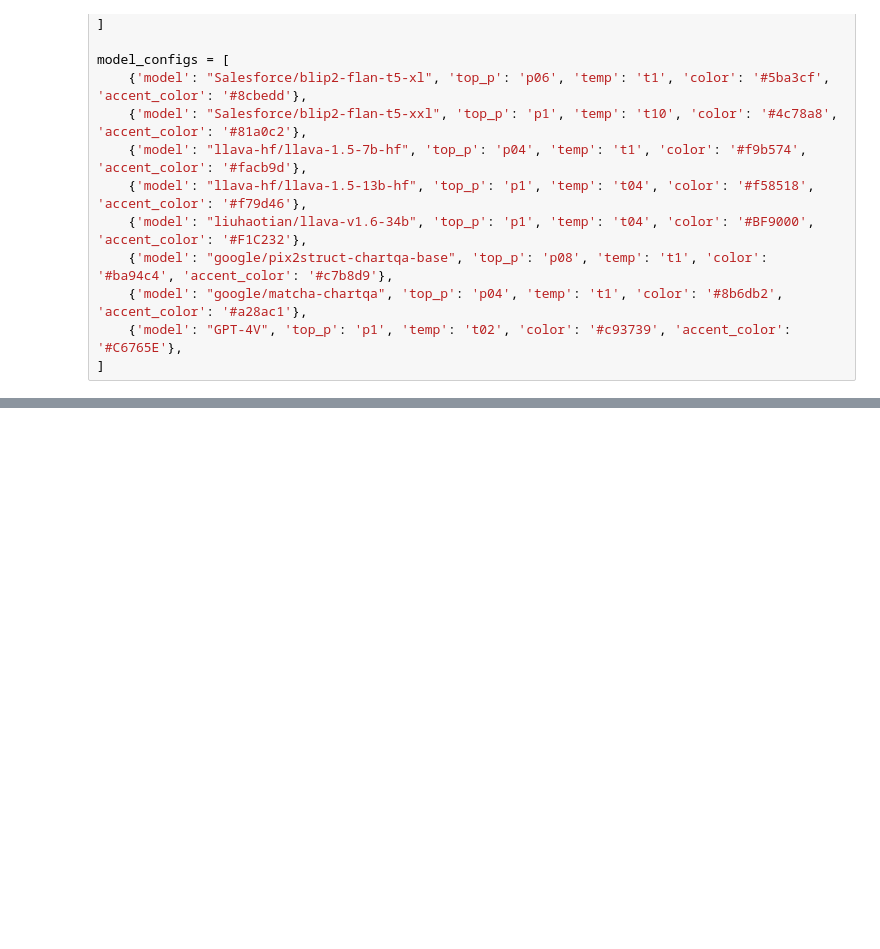
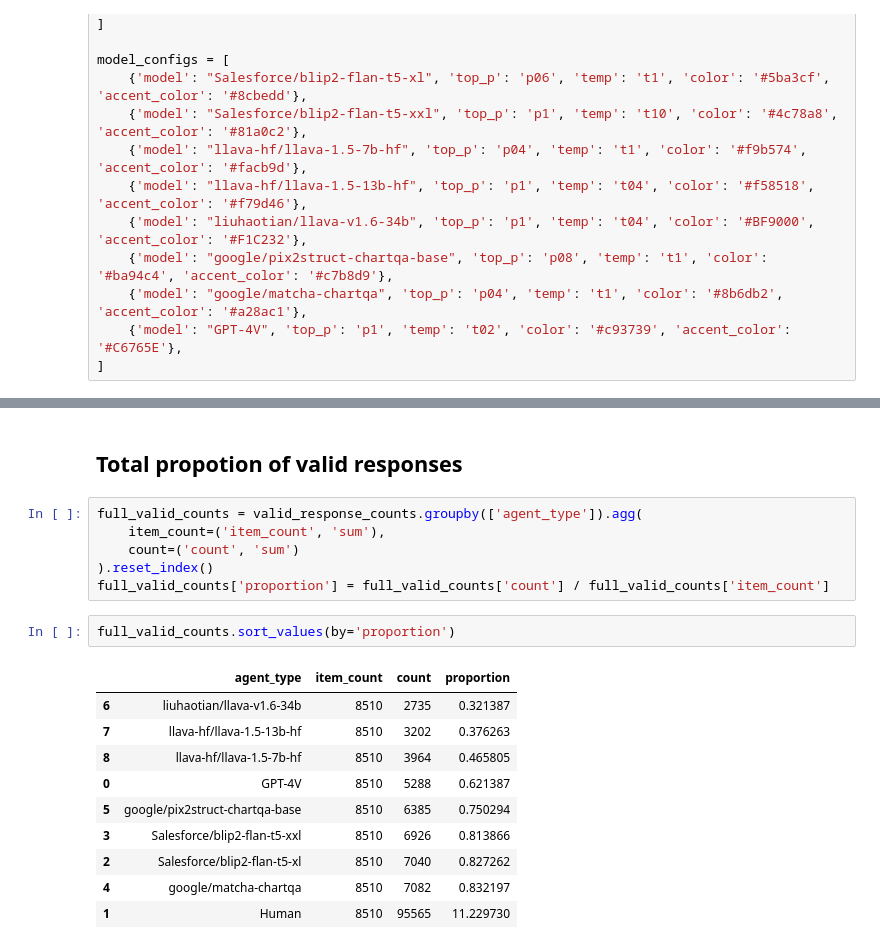
Before and after one commit to cogtoolslab/human-vlm-datavis-eval, a Jupyter notebook: analysis/1_machine_valid_responses.ipynb, the cells around one changed output, grey strips where cells are left out. Drawn from its saved outputs; the diff is of its cells as text; blank space fills up the shorter version.

```diff
--- a/analysis/machine_valid_responses.ipynb
+++ b/analysis/1_machine_valid_responses.ipynb
@@ -62,3 +62,24 @@ prop_valid_responses.save("./figures/machine_valid_response.pdf")
 prop_valid_responses
 # %% [output]
 [interactive output not drawn]
+# %% [markdown]
+## Total propotion of valid responses
+# %%
+full_valid_counts = valid_response_counts.groupby(['agent_type']).agg(
+    item_count=('item_count', 'sum'),
+    count=('count', 'sum')
+).reset_index()
+full_valid_counts['proportion'] = full_valid_counts['count'] / full_valid_counts['item_count']
+# %%
+full_valid_counts.sort_values(by='proportion')
+# %% [output]
+|  | agent_type | item_count | count | proportion |
+| 6 | liuhaotian/llava-v1.6-34b | 8510 | 2735 | 0.321387 |
+| 7 | llava-hf/llava-1.5-13b-hf | 8510 | 3202 | 0.376263 |
+| 8 | llava-hf/llava-1.5-7b-hf | 8510 | 3964 | 0.465805 |
+| 0 | GPT-4V | 8510 | 5288 | 0.621387 |
+| 5 | google/pix2struct-chartqa-base | 8510 | 6385 | 0.750294 |
+| 3 | Salesforce/blip2-flan-t5-xxl | 8510 | 6926 | 0.813866 |
+| 2 | Salesforce/blip2-flan-t5-xl | 8510 | 7040 | 0.827262 |
+| 4 | google/matcha-chartqa | 8510 | 7082 | 0.832197 |
+| 1 | Human | 8510 | 95565 | 11.229730 |
```
Also changed, not shown: parts of 2 cells of this notebook, 6 other files.
